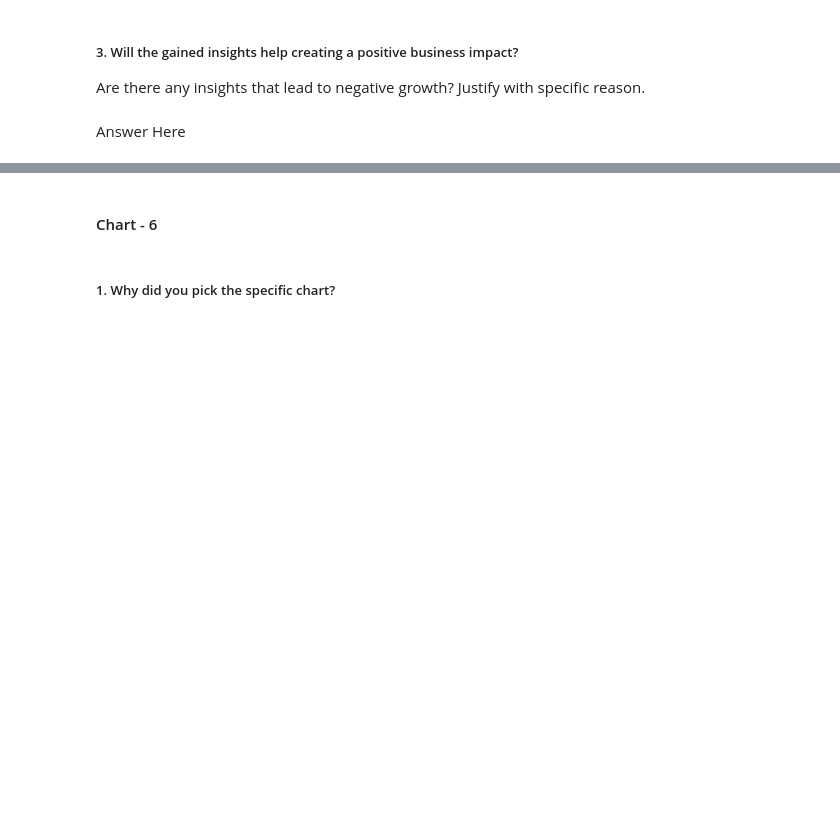
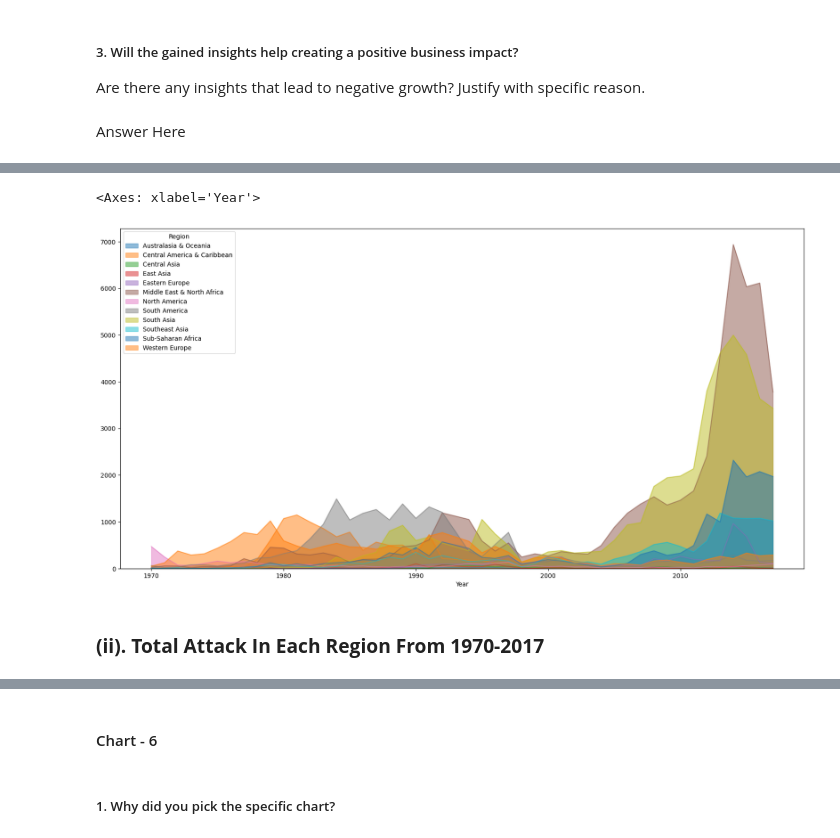
Before and after one commit to amolwagh77/Exploratory-Data-Analysis---Global-Terrorism, a Jupyter notebook: Sample EDA Submission Template.ipynb, the cells around one changed output, grey strips where cells are left out. Drawn from its saved outputs; the diff is of its cells as text; code cells hidden in the pictures; blank space fills up the shorter version.

```diff
--- a/Sample EDA Submission Template.ipynb
+++ b/Sample EDA Submission Template.ipynb
@@ -419,0 +390,3 @@ Answer Here
+# %%
+Attack_region=pd.crosstab(data.Year,data.Region)
+Attack_region.head(10)
@@ -419,0 +406,7 @@ Answer Here
+# %%
+Attack_region.plot(kind='area',stacked=False,alpha=0.5,figsize=(20,10))
+# %% [output]
+<Axes: xlabel='Year'>
+[figure, added]
+# %% [markdown]
+### **(ii). Total Attack In Each Region From 1970-2017**
```
Also changed, not shown: parts of 35 cells of this notebook.
